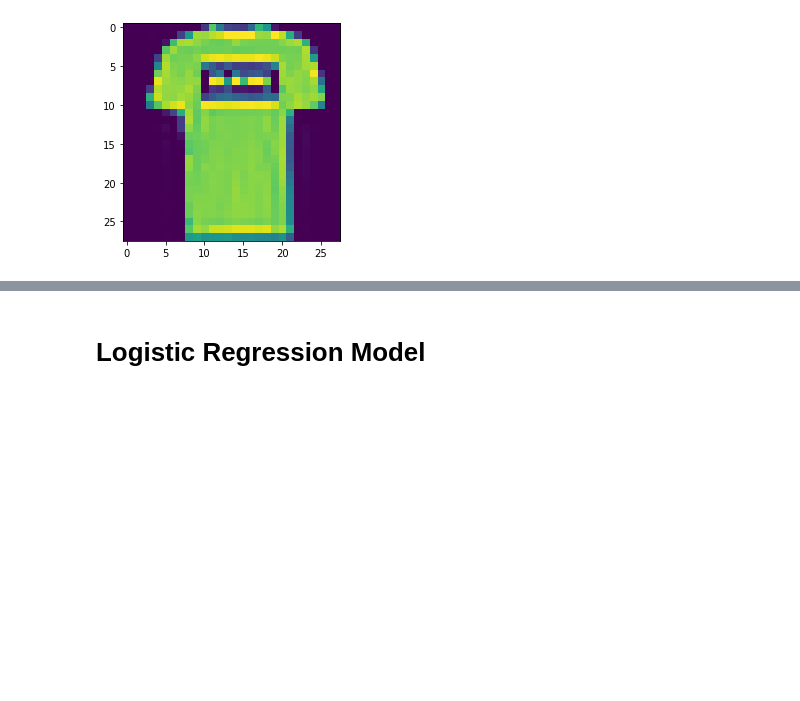
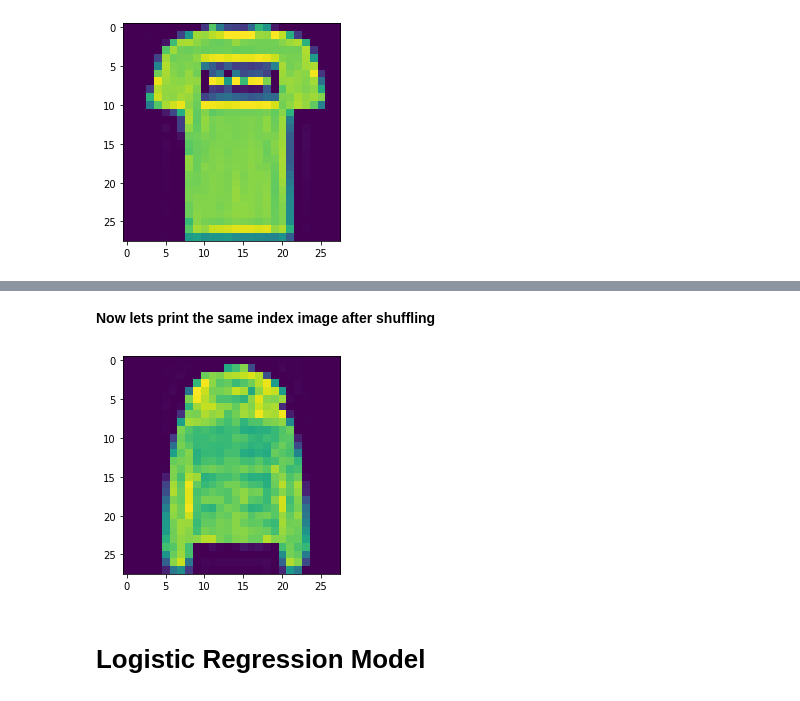
Before and after one commit to Yasmin0610/OurProject, a Jupyter notebook: Fashion - MNIST Project-Copy1.ipynb, the cells around one changed output, grey strips where cells are left out. Drawn from its saved outputs; the diff is of its cells as text; code cells hidden in the pictures; blank space fills up the shorter version.

```diff
--- a/Fashion - MNIST Project-Copy1.ipynb
+++ b/Fashion - MNIST Project-Copy1.ipynb
@@ -56,3 +112,10 @@ plt.show()
+# %% [markdown]
+**Now lets print the same index image after shuffling**
+# %%
+plt.imshow(trainX[3].reshape((28,28)))
+plt.show()
+# %% [output]
+[figure, added]
 # %% [markdown]
 # Logistic Regression Model
 # %%
```
Also changed, not shown: parts of 38 cells of this notebook.
